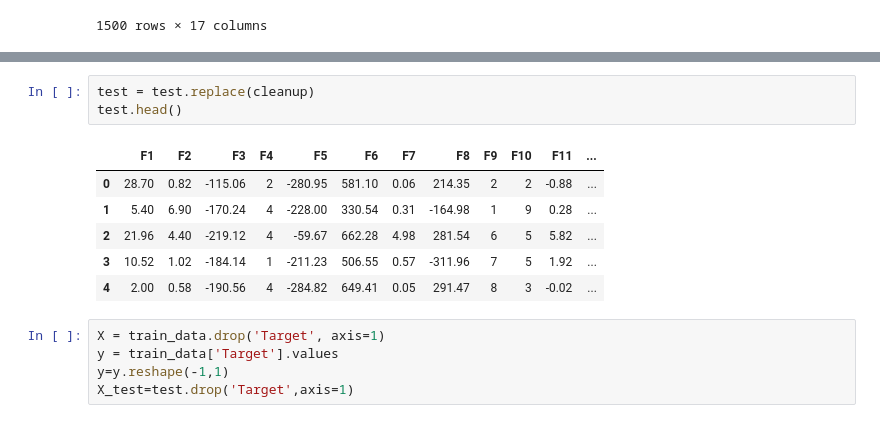
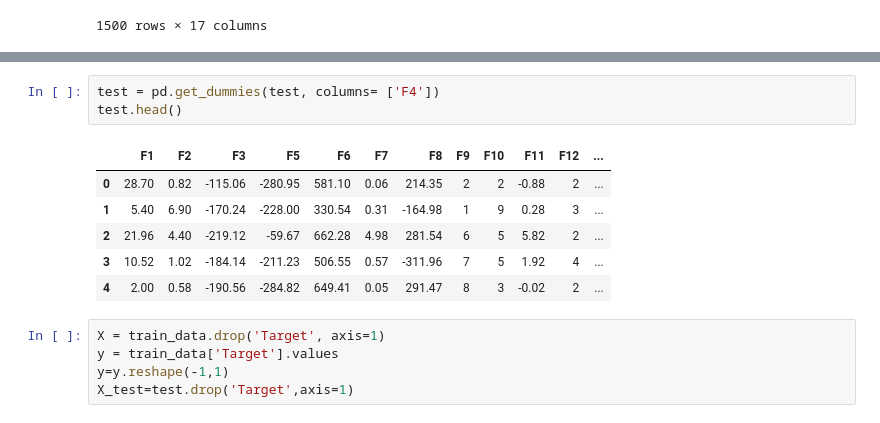
Before and after one commit to BlinkovYevhenGit/ML-techniques-for-TravelInsuranceCompany, a Jupyter notebook: Machine Learning/Assignment 1 ML/Assignment1_P3_SVM.ipynb, the cells around one changed output, grey strips where cells are left out. Drawn from its saved outputs; the diff is of its cells as text.

```diff
--- a/Machine Learning/Assignment 1 ML/Assignment1_P3_SVM.ipynb
+++ b/Machine Learning/Assignment 1 ML/Assignment1_P3_SVM.ipynb
@@ -100,13 +101,13 @@ train_data.head()
 # %%
-test = test.replace(cleanup)
+test = pd.get_dummies(test, columns= ['F4'])
 test.head()
 # %% [output]
-|  | F1 | F2 | F3 | F4 | F5 | F6 | F7 | F8 | F9 | F10 | F11 | ... |
-| 0 | 28.70 | 0.82 | -115.06 | 2 | -280.95 | 581.10 | 0.06 | 214.35 | 2 | 2 | -0.88 | ... |
-| 1 | 5.40 | 6.90 | -170.24 | 4 | -228.00 | 330.54 | 0.31 | -164.98 | 1 | 9 | 0.28 | ... |
-| 2 | 21.96 | 4.40 | -219.12 | 4 | -59.67 | 662.28 | 4.98 | 281.54 | 6 | 5 | 5.82 | ... |
-| 3 | 10.52 | 1.02 | -184.14 | 1 | -211.23 | 506.55 | 0.57 | -311.96 | 7 | 5 | 1.92 | ... |
-| 4 | 2.00 | 0.58 | -190.56 | 4 | -284.82 | 649.41 | 0.05 | 291.47 | 8 | 3 | -0.02 | ... |
+|  | F1 | F2 | F3 | F5 | F6 | F7 | F8 | F9 | F10 | F11 | F12 | ... |
+| 0 | 28.70 | 0.82 | -115.06 | -280.95 | 581.10 | 0.06 | 214.35 | 2 | 2 | -0.88 | 2 | ... |
+| 1 | 5.40 | 6.90 | -170.24 | -228.00 | 330.54 | 0.31 | -164.98 | 1 | 9 | 0.28 | 3 | ... |
+| 2 | 21.96 | 4.40 | -219.12 | -59.67 | 662.28 | 4.98 | 281.54 | 6 | 5 | 5.82 | 2 | ... |
+| 3 | 10.52 | 1.02 | -184.14 | -211.23 | 506.55 | 0.57 | -311.96 | 7 | 5 | 1.92 | 4 | ... |
+| 4 | 2.00 | 0.58 | -190.56 | -284.82 | 649.41 | 0.05 | 291.47 | 8 | 3 | -0.02 | 2 | ... |
 # %%
 X = train_data.drop('Target', axis=1)
 y = train_data['Target'].values
```
Also changed, not shown: parts of 13 cells of this notebook, 10 other files.
